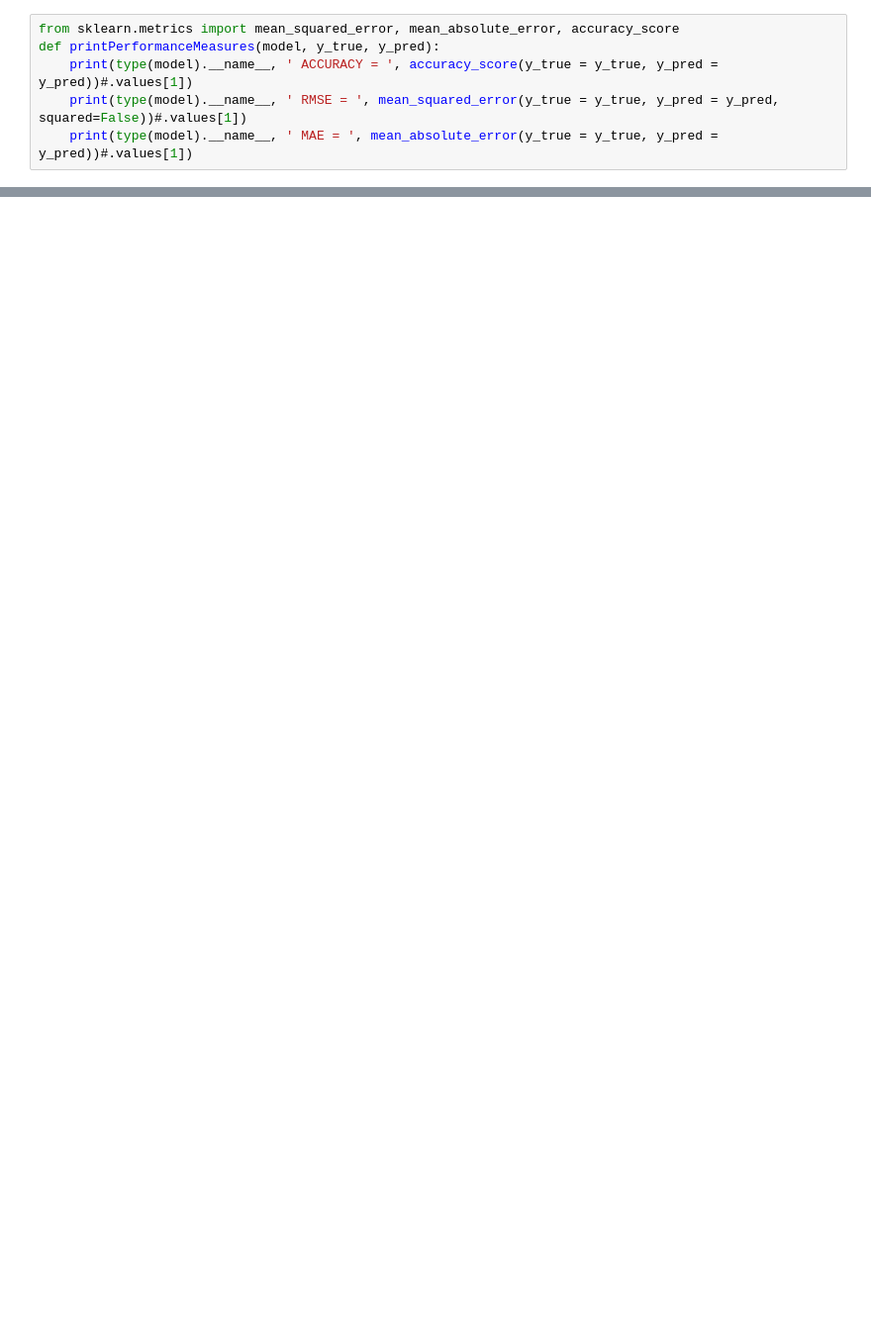
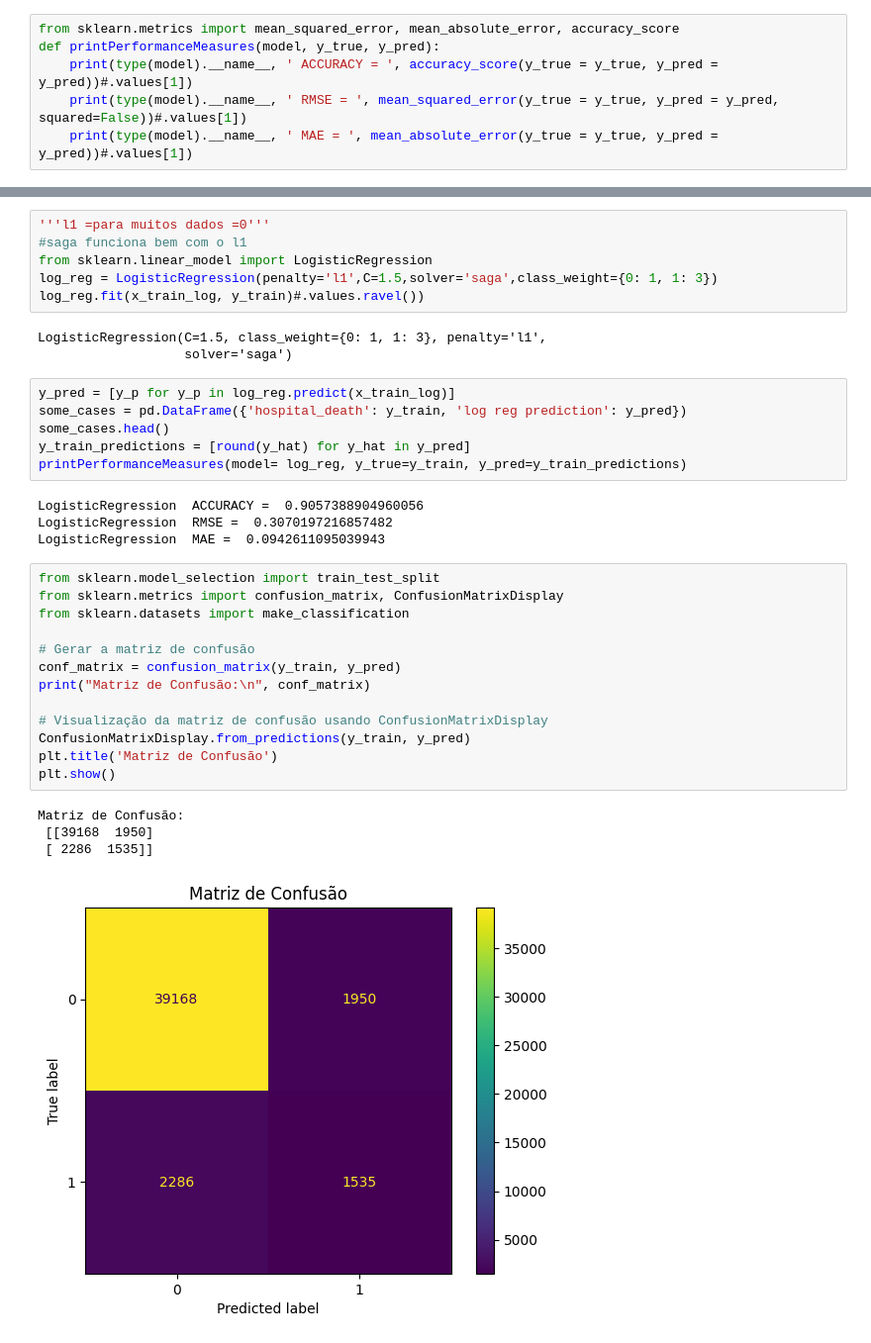
Before and after one commit to kaioreidela/Death_Prediction_in_ICU, a Jupyter notebook: Projeto_TI.ipynb, the cells around one changed output, grey strips where cells are left out. Shown at 99% size. Saved outputs shown, nothing was run; the diff lists cells and outputs as text; blank space fills up the shorter version.

```diff
--- a/Projeto_TI.ipynb
+++ b/Projeto_TI.ipynb
@@ -971,0 +1191,37 @@ LinearRegression  MAE =  0.08419134254427639
+# %%
+'''l1 =para muitos dados =0'''
+#saga funciona bem com o l1
+from sklearn.linear_model import LogisticRegression
+log_reg = LogisticRegression(penalty='l1',C=1.5,solver='saga',class_weight={0: 1, 1: 3})
+log_reg.fit(x_train_log, y_train)#.values.ravel())
+# %% [output]
+LogisticRegression(C=1.5, class_weight={0: 1, 1: 3}, penalty='l1',
+                   solver='saga')
+# %%
+y_pred = [y_p for y_p in log_reg.predict(x_train_log)]
+some_cases = pd.DataFrame({'hospital_death': y_train, 'log reg prediction': y_pred})
+some_cases.head()
+y_train_predictions = [round(y_hat) for y_hat in y_pred]
+printPerformanceMeasures(model= log_reg, y_true=y_train, y_pred=y_train_predictions)
+# %% [output]
+LogisticRegression  ACCURACY =  0.9057388904960056
+LogisticRegression  RMSE =  0.3070197216857482
+LogisticRegression  MAE =  0.0942611095039943
+# %%
+from sklearn.model_selection import train_test_split
+from sklearn.metrics import confusion_matrix, ConfusionMatrixDisplay
+from sklearn.datasets import make_classification
+
+# Gerar a matriz de confusão
+conf_matrix = confusion_matrix(y_train, y_pred)
+print("Matriz de Confusão:\n", conf_matrix)
+
+# Visualização da matriz de confusão usando ConfusionMatrixDisplay
+ConfusionMatrixDisplay.from_predictions(y_train, y_pred)
+plt.title('Matriz de Confusão')
+plt.show()
+# %% [output]
+Matriz de Confusão:
+ [[39168  1950]
+ [ 2286  1535]]
+[figure, added]
```
Also changed, not shown: parts of 83 cells of this notebook.
